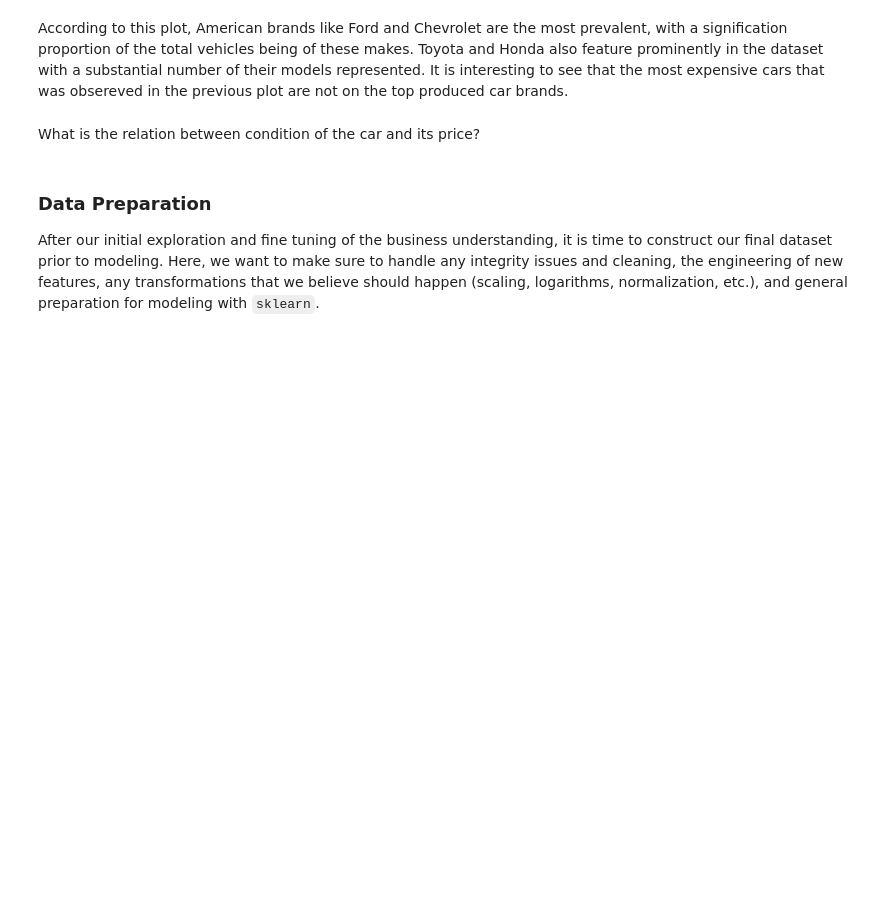
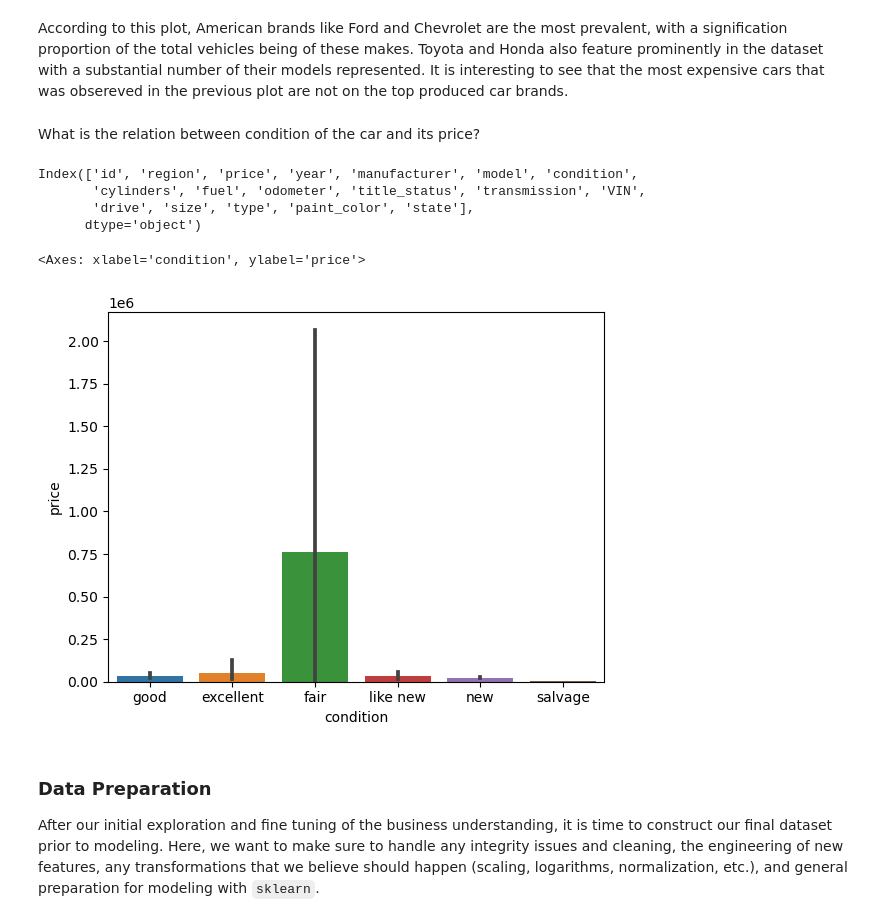
Before and after one commit to Hoomaaan/What-Drives-Prices-of-a-Car, a Jupyter notebook: prompt_II.ipynb, the cells around one changed output. Drawn from its saved outputs; the diff is of its cells as text; code cells hidden in the pictures; blank space fills up the shorter version.

```diff
--- a/prompt_II.ipynb
+++ b/prompt_II.ipynb
@@ -74,6 +88,3 @@ Text(0.5, 1.0, 'Number of missing values in each feature')
 [figure]
 # %% [markdown]
 It appears that a lot of missing values are in the categorical features. Since there is a high number of missing values in those feature, we will keep them in the data for now. For the numerical features, we drop the rows that contain NULL values.
-# %%
-data.dropna(subset=['year', 'odometer'], inplace=True)
-data.head()
@@ -133,2 +127,2 @@ id = 7315849335 and 7315836487 are the records with a very high value.
 # %%
-data.drop(index=[280, 122470], inplace=True)
+# data.drop(index=[280, 122470], inplace=True)
@@ -163,6 +150,18 @@ Text(0.5, 1.0, 'Number of cars in each car brand')
 According to this plot, American brands like Ford and Chevrolet are the most prevalent, with a signification proportion of the total vehicles being of these makes. Toyota and Honda also feature prominently in the dataset with a substantial number of their models represented. It is interesting to see that the most expensive cars that was obsereved in the previous plot are not on the top produced car brands.
 # %% [markdown]
 What is the relation between condition of the car and its price?
+# %%
+data.columns
+# %% [output]
+Index(['id', 'region', 'price', 'year', 'manufacturer', 'model', 'condition',
+       'cylinders', 'fuel', 'odometer', 'title_status', 'transmission', 'VIN',
+       'drive', 'size', 'type', 'paint_color', 'state'],
+      dtype='object')
+# %%
+sns.barplot(x='condition', y='price', data=data)
+# %% [output]
+<Axes: xlabel='condition', ylabel='price'>
+[figure, added]
 # %% [markdown]
 ### Data Preparation
 
```
Also changed, not shown: parts of 12 cells of this notebook.
